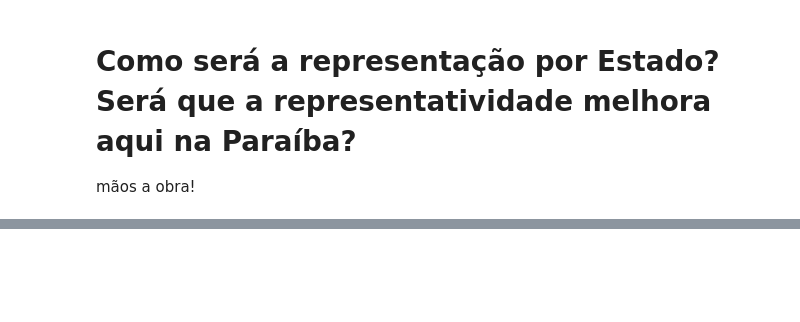
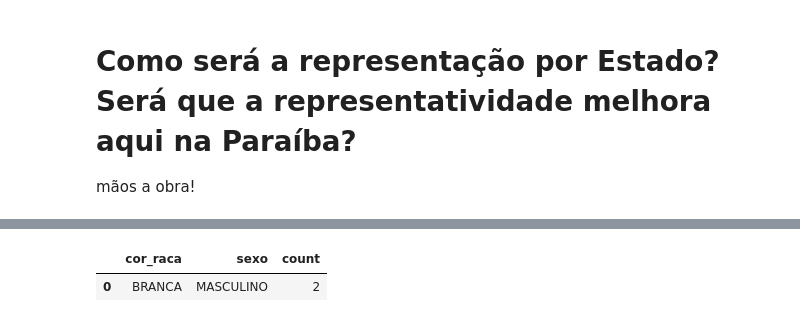
Before and after one commit to pyladiespb-org/minicurso-analise-descritiva-dados-abertos, a Jupyter notebook: CongressistasEDA.ipynb, the cells around one changed output, grey strips where cells are left out. Drawn from its saved outputs; the diff is of its cells as text; code cells hidden in the pictures; blank space fills up the shorter version.

```diff
--- a/CongressistasEDA.ipynb
+++ b/CongressistasEDA.ipynb
@@ -336,0 +293,5 @@ mãos a obra!
+# %%
+senadores.loc[senadores['sigla_uf'] == 'BA'].groupby(['cor_raca', 'sexo']).size().reset_index(name='count')
+# %% [output]
+|  | cor_raca | sexo | count |
+| 0 | BRANCA | MASCULINO | 2 |
```
Also changed, not shown: parts of 14 cells of this notebook.
